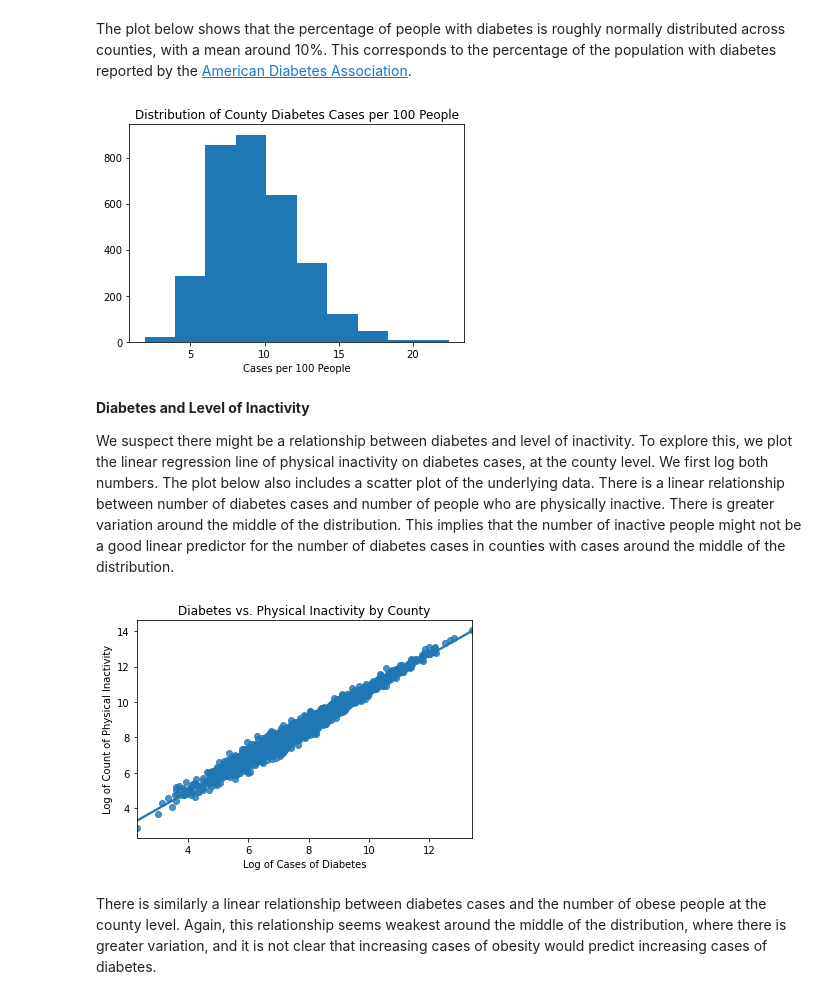
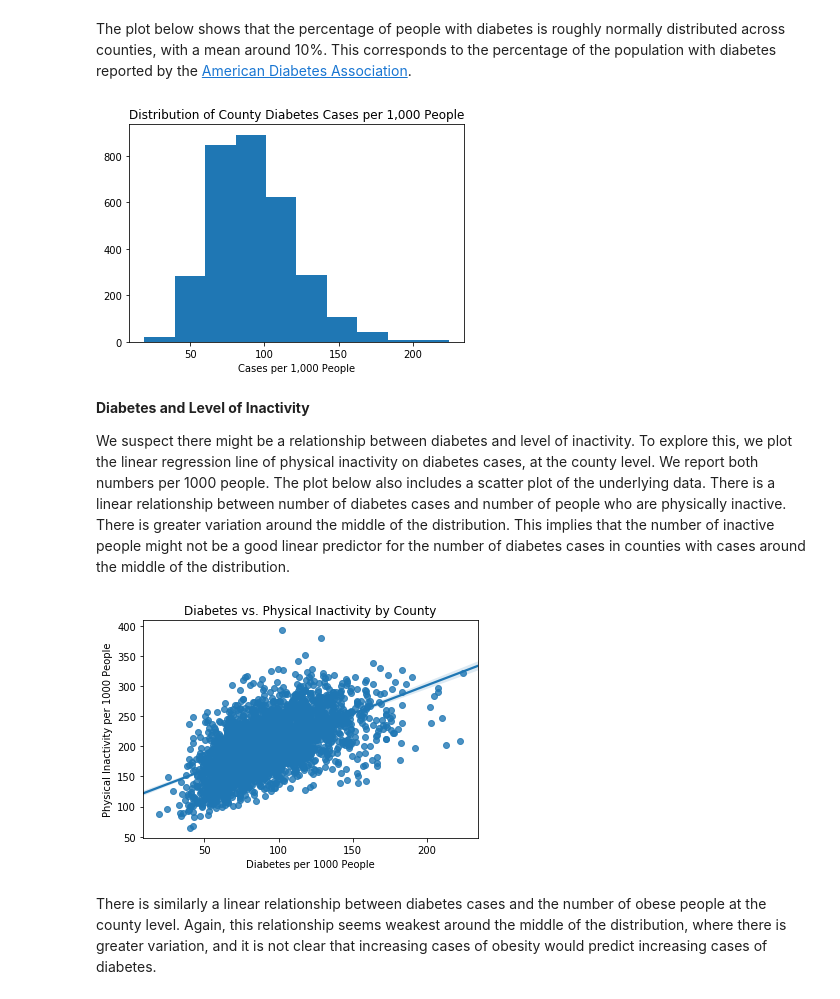
Before and after one commit to yaelnidam/CSS_Project2_Team1_Fall2020, a Jupyter notebook: project2.ipynb, the cells around one changed output. Saved outputs shown, nothing was run; the diff lists cells and outputs as text; code cells hidden in the pictures.

```diff
--- a/project2.ipynb
+++ b/project2.ipynb
@@ -99,6 +99,6 @@ Index(['Diabetes_Number', 'Obesity_Number', 'Physical_Inactivity_Number',
 In total, there are 186 missing values in our data. Predictors with missing values are diabetes_number, obesisty_number, physical_inactivity_number, and sex_ratio_over_65. There is 1 row with missing diabetes counts. There are 78 rows with missing counts for Physically Inactive and Obese. There are 29 missing values for the sex ratio over 65yrs old.
 # %%
 diabetes.isnull().sum()[3:7]
-#diabetes = diabetes.dropna(subset=['Diabetes_Number'])
-#diabetes.shape
+diabetes = diabetes.dropna(subset=['Diabetes_Number','Obesity_Number','Physical_Inactivity_Number','sex and age_total population_65 years and over_sex ratio (males per 100 females)'])
+diabetes.shape
 # %% [output]
@@ -118,7 +114,14 @@ We start our report with some descriptive plots. Our goal here is to explore var
 We plot a histogram of diabetes cases as the county level. We plot this both as number of cases and as number of cases per 100 people, as the counties vary in population size.
 # %%
 # calculate diabetes cases per 100 people
-diabetes['diabetes_per100'] = diabetes['Diabetes_Number']/diabetes['race_total population']*100
+diabetes['diabetes_per1000'] = diabetes['Diabetes_Number']/diabetes['race_total population']*1000
+
+# calculate diabetes cases per 100 people
+diabetes['physical_inactivity_per1000'] = diabetes['Physical_Inactivity_Number']/diabetes['race_total population']*1000
+
+# calculate diabetes cases per 100 people
+diabetes['obesity_per1000'] = diabetes['Obesity_Number']/diabetes['race_total population']*1000
+
 
 # calculate log of diabetes cases
 diabetes['ln_diabetes'] = np.log(diabetes["Diabetes_Number"])
@@ -144,25 +130,24 @@ The plot below shows that the percentage of people with diabetes is roughly norm
 # %%
 # diabetes per 100 people
 #sns.histplot(data = diabetes, x = 'diabetes_per100', kde = True)
-plt.hist(diabetes["diabetes_per100"])
-plt.title("Distribution of County Diabetes Cases per 100 People")
-plt.xlabel("Cases per 100 People");
+plt.hist(diabetes["diabetes_per1000"])
+plt.title("Distribution of County Diabetes Cases per 1,000 People")
+plt.xlabel("Cases per 1,000 People");
 # %% [output]
-[figure, old version]
+[figure, new version]
 # %% [markdown]
 **Diabetes and Level of Inactivity**
 
-We suspect there might be a relationship between diabetes and level of inactivity. To explore this, we plot the linear regression line of physical inactivity on diabetes cases, at the county level. We first log both numbers. The plot below also includes a scatter plot of the underlying data. There is a linear relationship between number of diabetes cases and number of people who are physically inactive. There is greater variation around the middle of the distribution. This implies that the number of inactive people might not be a good linear predictor for the number of diabetes cases in counties with cases around the middle of the distribution.
+We suspect there might be a relationship between diabetes and level of inactivity. To explore this, we plot the linear regression line of physical inactivity on diabetes cases, at the county level. We report both numbers per 1000 people. The plot below also includes a scatter plot of the underlying data. There is a linear relationship between number of diabetes cases and number of people who are physically inactive. There is greater variation around the middle of the distribution. This implies that the number of inactive people might not be a good linear predictor for the number of diabetes cases in counties with cases around the middle of the distribution.
 # %%
 # take log of physically inactive
-diabetes['ln_inactive'] = np.log(diabetes["Physical_Inactivity_Number"])
 
-sns.regplot(data = diabetes, x = 'ln_diabetes', y = 'ln_inactive', scatter = True)
+sns.regplot(data = diabetes, x = 'diabetes_per1000', y = 'physical_inactivity_per1000', scatter = True)
 plt.title("Diabetes vs. Physical Inactivity by County")
-plt.xlabel("Log of Cases of Diabetes")
-plt.ylabel("Log of Count of Physical Inactivity");
+plt.xlabel("Diabetes per 1000 People")
+plt.ylabel("Physical Inactivity per 1000 People");
 # %% [output]
-[figure, old version]
+[figure, new version]
 # %% [markdown]
 There is similarly a linear relationship between diabetes cases and the number of obese people at the county level. Again, this relationship seems weakest around the middle of the distribution, where there is greater variation, and it is not clear that increasing cases of obesity would predict increasing cases of diabetes.
 # %% [markdown]
```
Also changed, not shown: parts of 24 cells of this notebook.
